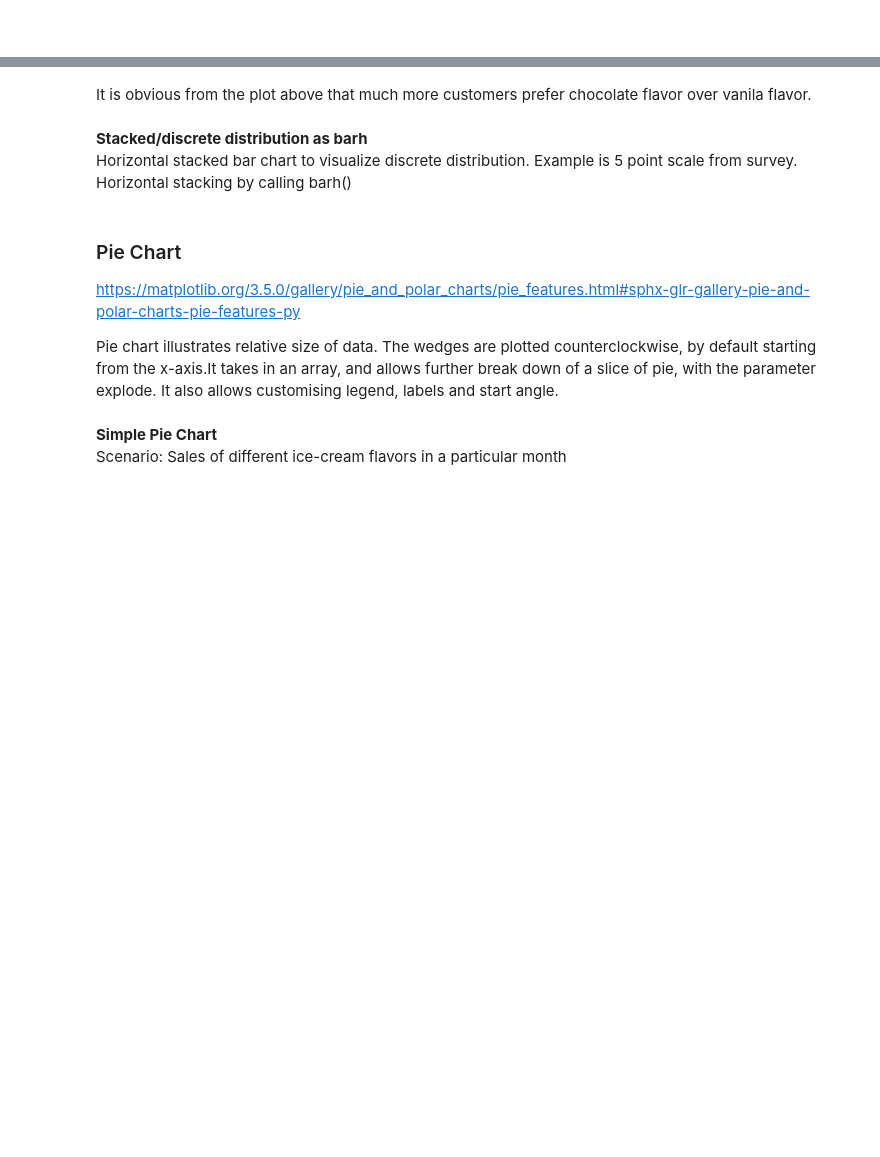
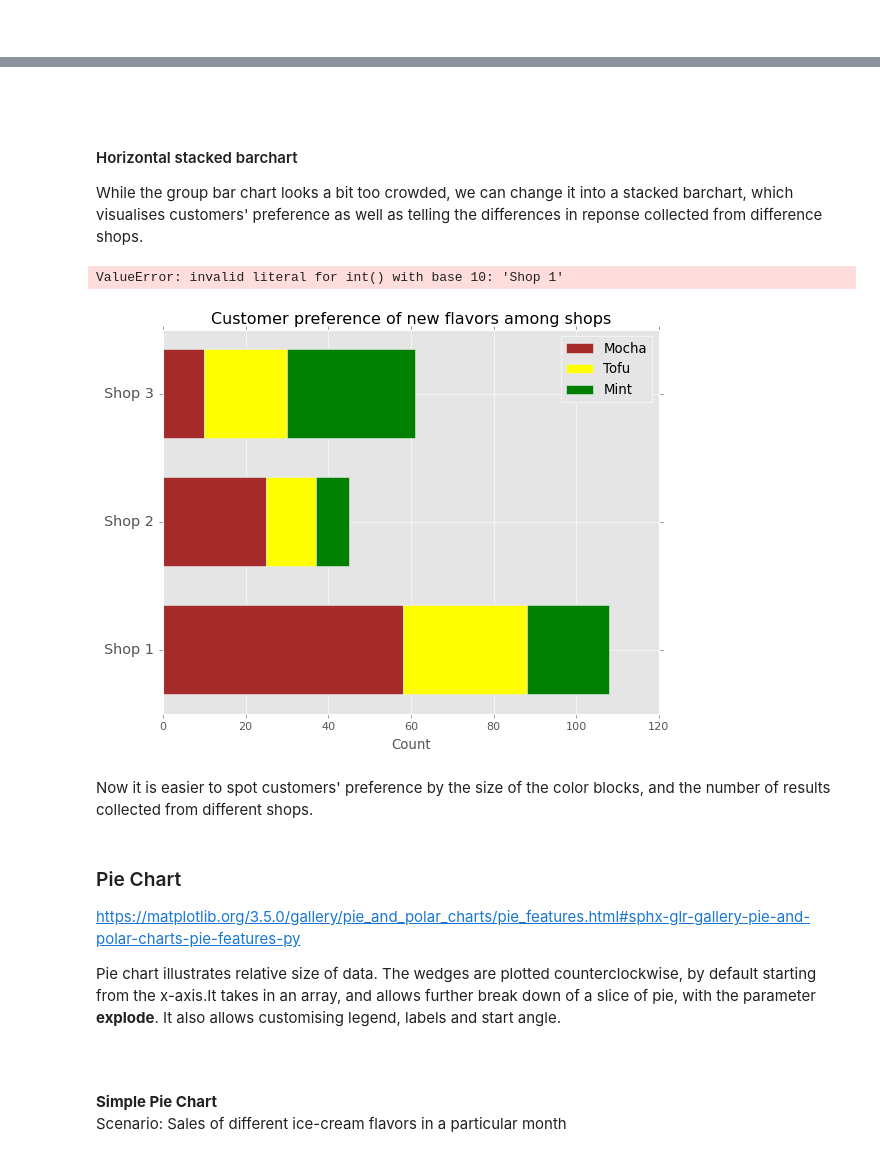
Before and after one commit to HazelIP/Fundamental_DA, a Jupyter notebook: pyplot/pyplot.ipynb, the cells around one changed output, grey strips where cells are left out. Drawn from its saved outputs; the diff is of its cells as text; code cells hidden in the pictures; blank space fills up the shorter version.

```diff
--- a/pyplot/pyplot.ipynb
+++ b/pyplot/pyplot.ipynb
@@ -181,13 +186,47 @@ plt.show()
-# %% [markdown]
-It is obvious from the plot above that much more customers prefer chocolate flavor over vanila flavor.
+# %% [markdown]
+<br>
 # %% [markdown]
-**Stacked/discrete distribution as barh**<br>
-Horizontal stacked bar chart to visualize discrete distribution. Example is 5 point scale from survey. Horizontal stacking by calling barh()
+#### Horizontal stacked barchart
+While the group bar chart looks a bit too crowded, we can change it into a stacked barchart, which visualises customers' preference as well as telling the differences in reponse collected from difference shops.
+# %%
+# using data from above plot
+
+height = 0.7
+y_pos = np.arange(len(df['shop']))
+
+# left parameter indicates where the next color bar starts
+mocha = plt.barh(y=y_pos, width=df['mocha'], height=height, color='brown', label='Mocha')
+tofu= plt.barh(y=y_pos, width=df['tofu'], color='yellow', label='Tofu', height=height, left=df['mocha'])
+mint = plt.barh(y=y_pos, width=df['mint'], color='green', label='Mint',height=height,left=df['mocha']+df['tofu'])
+
+plt.yticks(y_pos,labels=df['shop'],fontsize=13)
+plt.legend(fontsize=12, loc="best")
+plt.style.use('ggplot')
+plt.xlabel("Count")
+plt.title("Customer preference of new flavors among shops")
+
+'''for rowNum, row in df.iterrows():
+  xpos=0
+  for val in row:
+    xpos= xpos+ int(val)
+    plt.text(xpos+1, rowNum-0.05, str(val), color='black')'''
+#plt.bar_label(mocha, labels=[58,25,10])
+#plt.bar_label(tofu, padding=3)
+#plt.bar_label(mint, padding=3)
+plt.gca().invert_yaxis()
+plt.show()
+# %% [output]
+ValueError: invalid literal for int() with base 10: 'Shop 1'
+[figure, added]
+# %% [markdown]
+Now it is easier to spot customers' preference by the size of the color blocks, and the number of results collected from different shops.
 # %% [markdown]
 ### Pie Chart
 https://matplotlib.org/3.5.0/gallery/pie_and_polar_charts/pie_features.html#sphx-glr-gallery-pie-and-polar-charts-pie-features-py <br>
 
-Pie chart illustrates relative size of data. The wedges are plotted counterclockwise, by default starting from the x-axis.It takes in an array, and allows further break down of a slice of pie, with the parameter explode. It also allows customising legend, labels and start angle.
+Pie chart illustrates relative size of data. The wedges are plotted counterclockwise, by default starting from the x-axis.It takes in an array, and allows further break down of a slice of pie, with the parameter **explode**. It also allows customising legend, labels and start angle.
+# %% [markdown]
+<br>
 # %% [markdown]
 **Simple Pie Chart** <br>
 Scenario: Sales of different ice-cream flavors in a particular month
```
Also changed, not shown: parts of 9 cells of this notebook, 30 other files.
